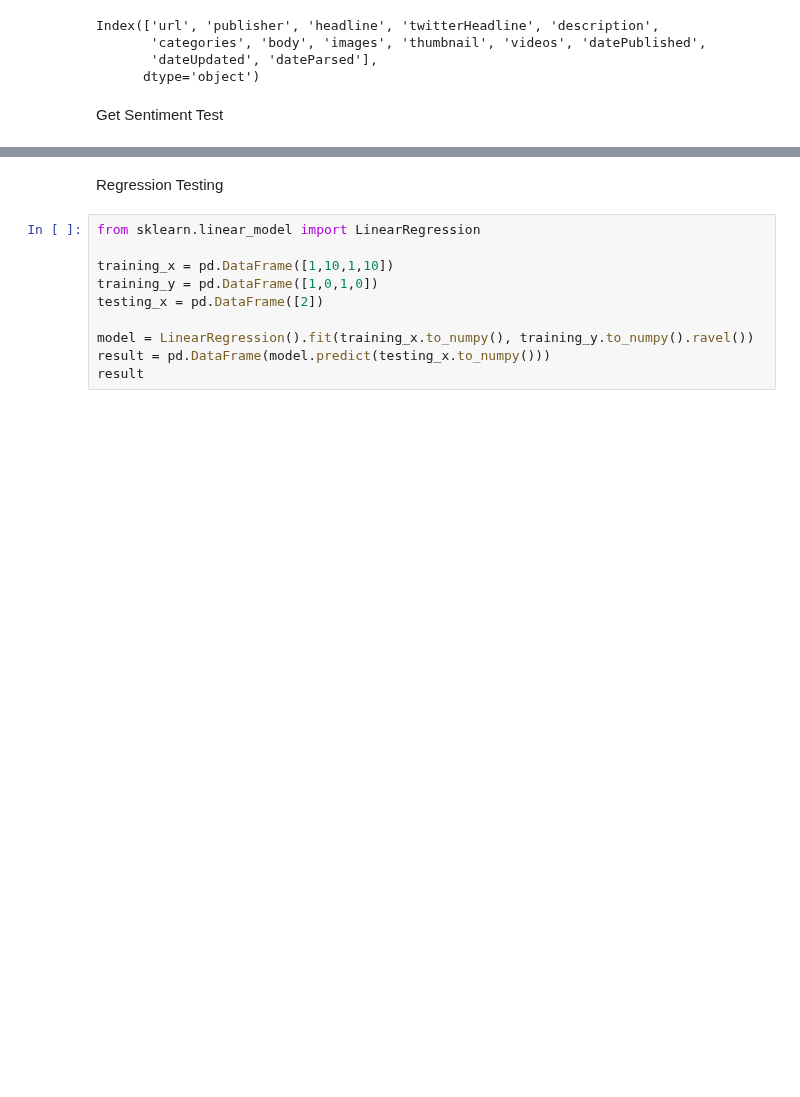
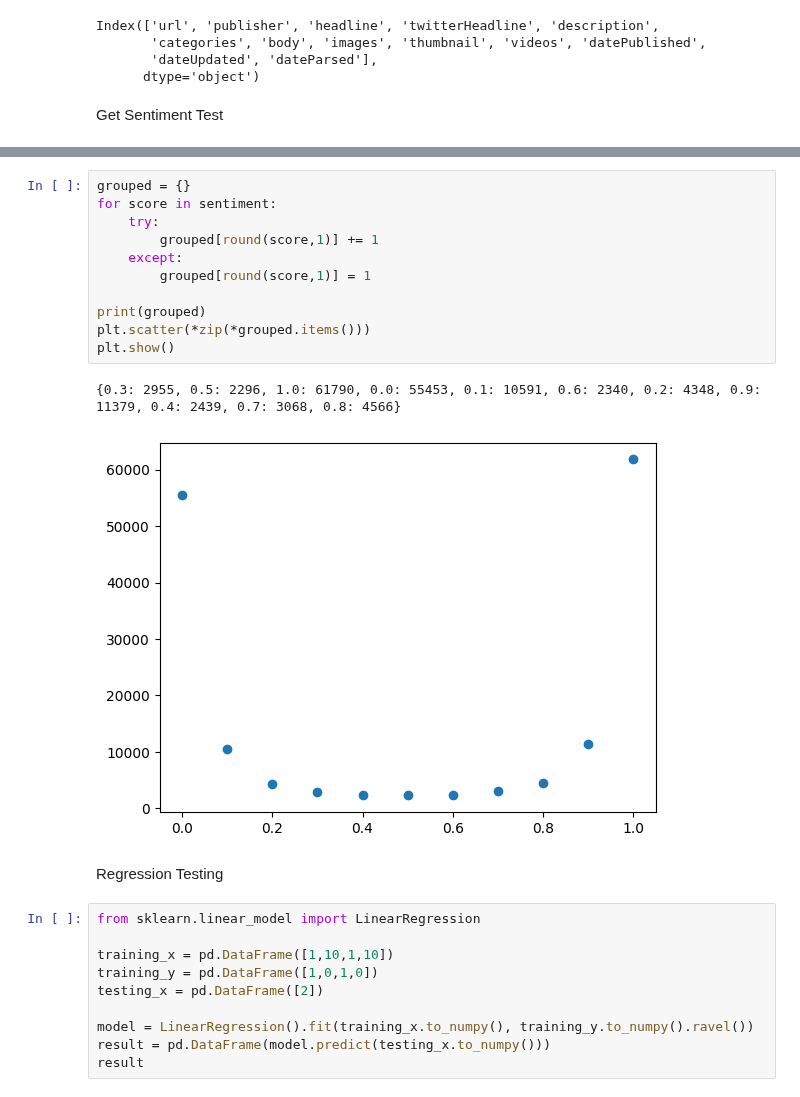
Before and after one commit to TobyBritton1/NewsBiasMapping, a Jupyter notebook: DataAnalysis.ipynb, the cells around one changed output, grey strips where cells are left out. Saved outputs shown, nothing was run; the diff lists cells and outputs as text; blank space fills up the shorter version.

```diff
--- a/DataAnalysis.ipynb
+++ b/DataAnalysis.ipynb
@@ -98,3 +147,17 @@ Counter({0: 70299, 2: 8892, 4: 6483, 6: 5562, 8: 5320, 10: 5135, 12: 4506, 14: 4
+# %%
+grouped = {}
+for score in sentiment:
+    try:
+        grouped[round(score,1)] += 1
+    except:
+        grouped[round(score,1)] = 1
+
+print(grouped)
+plt.scatter(*zip(*grouped.items()))
+plt.show()
+# %% [output]
+{0.3: 2955, 0.5: 2296, 1.0: 61790, 0.0: 55453, 0.1: 10591, 0.6: 2340, 0.2: 4348, 0.9: 11379, 0.4: 2439, 0.7: 3068, 0.8: 4566}
+[figure, added]
 # %% [markdown]
 Regression Testing
 # %%
```
Also changed, not shown: parts of 16 cells of this notebook, 3 other files.
